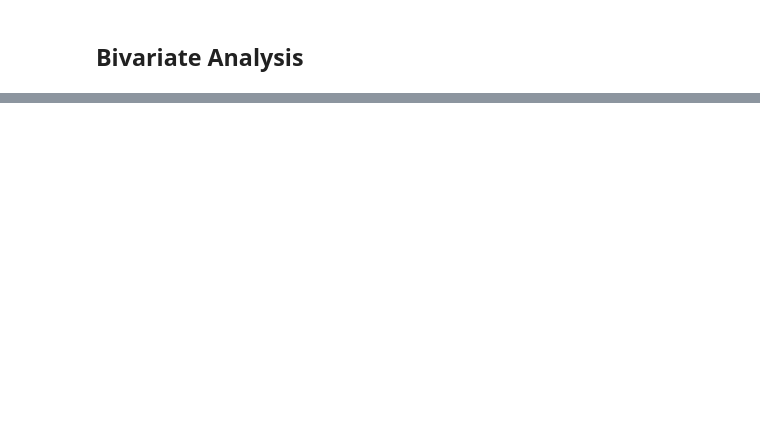
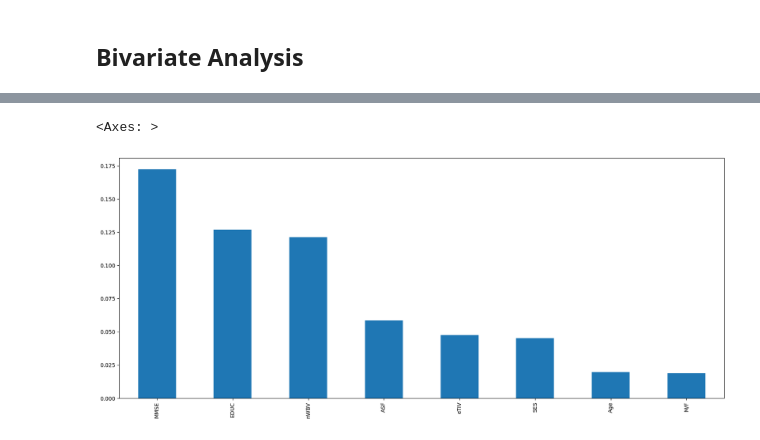
Before and after one commit to 442203479/SE-proj, a Jupyter notebook: AlzheimerPredictor.ipynb, the cells around one changed output, grey strips where cells are left out. Cells and saved outputs as stored; diff of their text form; code cells hidden in the pictures; blank space fills up the shorter version.

```diff
--- a/AlzheimerPredictor.ipynb
+++ b/AlzheimerPredictor.ipynb
@@ -291,0 +365,8 @@ dtype: int64
+# %%
+# Define age ranges and corresponding labels
+age_bins = [60, 70, 80, 90, 100]
+age_labels = ['60-69', '70-79', '80-89', '90-100']
+dataframe['Age_Group'] = pd.cut(dataframe['Age'], bins=age_bins, labels=age_labels, right=False)
+
+# Display the DataFrame with the new 'Age_Group' column
+print(dataframe)
@@ -291,0 +390,2 @@ dtype: int64
+# %%
+dataframe = dataframe.drop(columns=['CDR'])
@@ -291,0 +431,17 @@ dtype: int64
+# %%
+# Drop the target column 'Group' from the features
+X = dataframe.drop(labels=['Group'], axis=1)
+
+# Convert any categorical variables into numerical format
+X = pd.get_dummies(X)
+
+# Extract the target variable
+y = dataframe['Group']
+
+# Split dataset into training and testing
+X_train, X_test, y_train, y_test = train_test_split(X, y, test_size=0.3, random_state=0)
+
+# Compute mutual information between each feature and the target variable
+mutual_info = mutual_info_classif(X_train, y_train)
+
+mutual_info
@@ -291,0 +452,12 @@ dtype: int64
+# %%
+# Convert mutual_info array to a pandas Series
+mutual_info_series = pd.Series(mutual_info, index=X_train.columns)
+
+# Exclude 'Age_Group' columns from the mutual information scores
+mutual_info_series = mutual_info_series.drop(index=mutual_info_series.filter(like='Age_Group').index)
+
+# Sort the mutual information scores in descending order
+mutual_info_sorted = mutual_info_series.sort_values(ascending=False)
+
+# Print the sorted mutual information scores
+print("Sorted mutual information scores:\n", mutual_info_sorted)
@@ -291,0 +475,5 @@ dtype: int64
+# %%
+mutual_info_series.sort_values(ascending=False).plot.bar(figsize=(20, 8))
+# %% [output]
+<Axes: >
+[figure, added]
```
Also changed, not shown: parts of 63 cells of this notebook.
